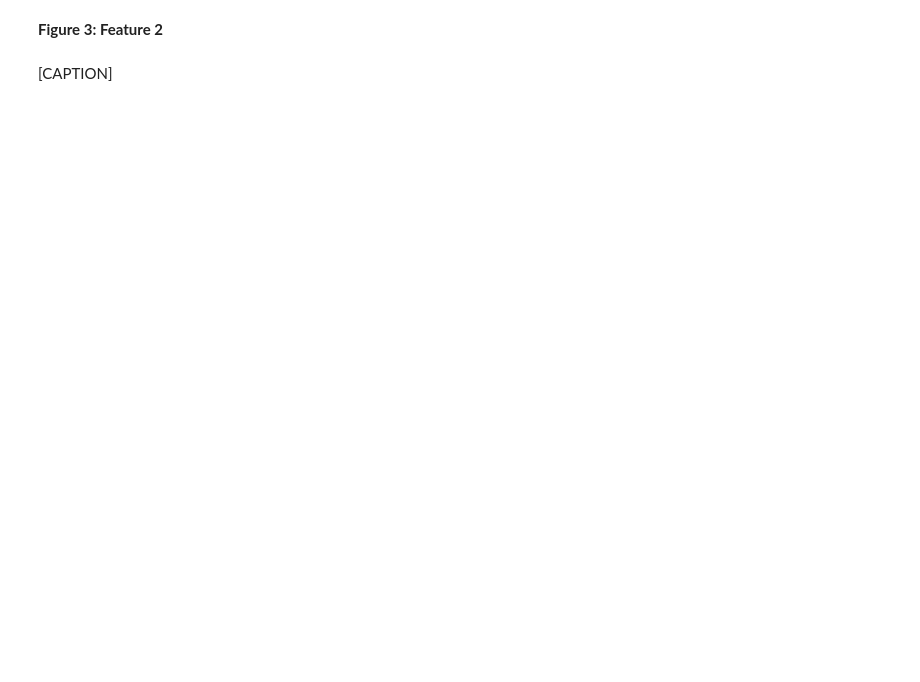
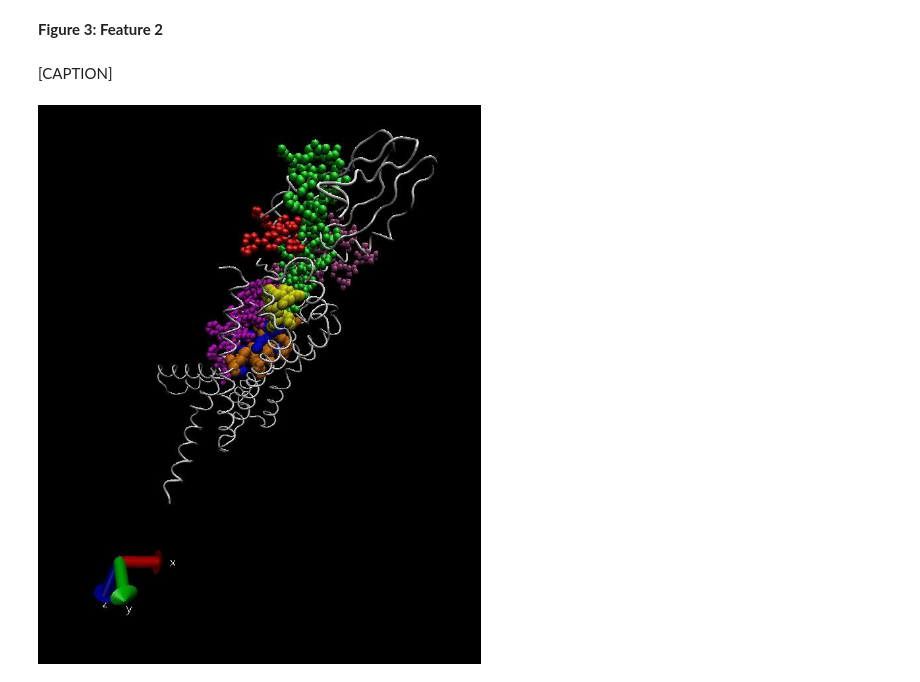
Before and after one commit to Ale002001/Structural_Bioinformatics_VMD, a Jupyter notebook: Notebooks/report_1a_vmd.ipynb, the cells around one changed output. Saved outputs shown, nothing was run; the diff lists cells and outputs as text; code cells hidden in the pictures; blank space fills up the shorter version.

```diff
--- a/Notebooks/report_1a_vmd.ipynb
+++ b/Notebooks/report_1a_vmd.ipynb
@@ -85,0 +98,19 @@ cv2_imshow(img)
+# %%
+import cv2
+from google.colab.patches import cv2_imshow
+img = cv2.imread("/content/drive/MyDrive/Task1/fig 3.jpeg") # you need to change it to your image file name
+cv2_imshow(img)
+#=== FIGURE 3: Superposition of All Key Agonist Sites ===
+#Description:
+#This visualisation shows a superposition of all three aligned structures (6X18, 6X1A, 6X19) to compare the key binding sites and activation components.
+#The key components are highlighted: The GLP-1 peptide (green), the "good" drug PF-06882961 (yellow), the "bad" drug CHU-128 (red), the "glove" / polar network (orange), the "gate" (purple), and the "water clone" (blue). The white ribbon is the aligned backbone of the receptors.
+
+#This single view explains the entire paper. It shows the massive GLP-1 (green) binds to the top and middle. The two small drugs (yellow, red) bind only in the middle, but in different spots. It also shows the "good" drug (yellow) sits right on top of the "glove" (orange), using its "water clone" (blue) to activate it, and is correctly positioned to pull the "gate" (purple) closed. The "bad" drug (red) is in a different spot, failing to properly engage the gate or the deep pocket.
+
+#The representation was generated in VMD using:
+#- "tube" style for the protein backbone (white ribbon)
+#- "VDW" (Van der Waals) style for all colored selections
+#- "Color by Selection" to distinguish the different components
+#- Color Key: Blue (water molecules), Green (6x18 ligand), Red (6x19 drug), Yellow (6x1A drug), Orange (6x1A polar network), Purple (6x1A gate)
+# %% [output]
+[figure, added]
```
Also changed, not shown: parts of 3 cells of this notebook.
